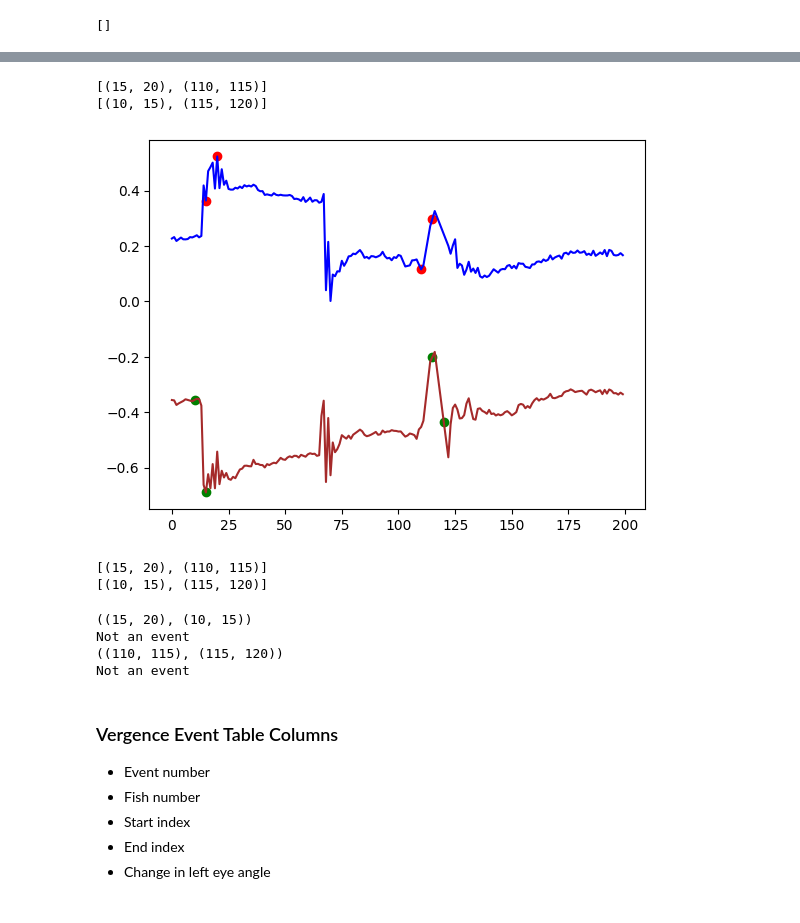
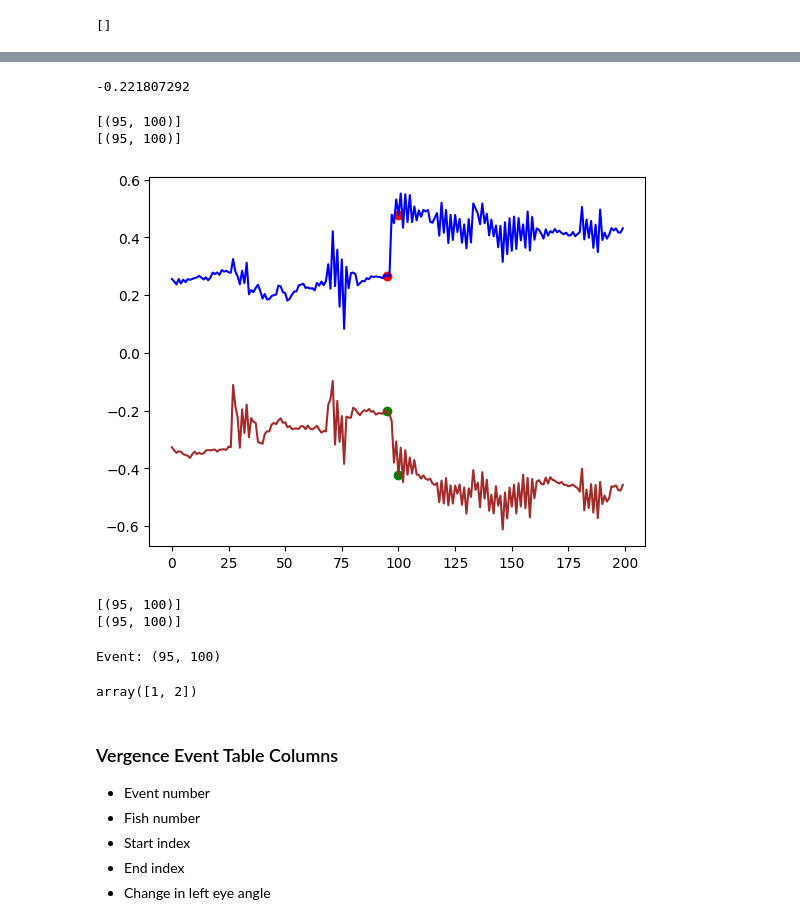
Before and after one commit to katarzyna-kupczyk/prey_capture, a Jupyter notebook: notebooks/vergence_event_finder.ipynb, the cells around one changed output, grey strips where cells are left out. Saved outputs shown, nothing was run; the diff lists cells and outputs as text; code cells hidden in the pictures.

Commit message:
eye event function finished

```diff
--- a/notebooks/vergence_event_finder.ipynb
+++ b/notebooks/vergence_event_finder.ipynb
@@ -131,5 +104,5 @@ Name: L_EYE, Length: 200, dtype: float64
 # %%
-x = fish0['STIM_type_6.SIZE_dot_0.004'][5]
+x = fish0['STIM_type_5.SIZE_dot_0.004'][12]
 # peaks, _ = find_peaks(x, prominence=(0.06))
 # np.diff(peaks)
 plt.plot(x['L_EYE'])
@@ -589,56 +578,68 @@ fish49 = list_of_fish_dicts[49]
+# %%
+test_frame['L_EYE'][tup[1]]-test_frame['L_EYE'][tup[0]]
+# %% [output]
+-0.221807292
 # %%
-test_frame = fish49['STIM_type_5.SIZE_dot_0.004'][13]
+test_frame = fish30['STIM_type_6.SIZE_dot_0.025'][5]
 indices = np.arange(0,200)
 zipped_right = list(zip(indices,test_frame['R_EYE']))
 scatter_right = []
 for window in windowed(zipped_right, 6, step=5,fillvalue=(199,np.array(test_frame['R_EYE'])[-1])):
     if abs(window[-1][1]) - abs(window[0][1]) > 0.15:
         scatter_right.append((window[0][0],window[-1][0]))
 start_right = [x[0] for x in scatter_right]
 end_right = [x[1] for x in scatter_right]
 x_right = start_right+end_right
 y_right = np.array(test_frame['R_EYE'])[x_right]
 print(scatter_right)
 plt.plot(test_frame['R_EYE'],color='b')
 plt.scatter(x_right,y_right,color='r')
 
 zipped_left = list(zip(indices,test_frame['L_EYE']))
 scatter_left = []
 for window in windowed(zipped_left, 6, step=5,fillvalue=(199,np.array(test_frame['L_EYE'])[-1])):
     if abs(window[-1][1]) - abs(window[0][1]) > 0.15:
         scatter_left.append((window[0][0],window[-1][0]))
 start_left = [x[0] for x in scatter_left]
 end_left = [x[1] for x in scatter_left]
 x_left = start_left+end_left
 y_left = np.array(test_frame['L_EYE'])[x_left]
 print(scatter_left)
 plt.plot(test_frame['L_EYE'],color='brown')
 plt.scatter(x_left,y_left,color='g');
 
 
 # plt.xlim(180,196);
 # %% [output]
-[(15, 20), (110, 115)]
-[(10, 15), (115, 120)]
+[(95, 100)]
+[(95, 100)]
-[figure, old version]
+[figure, new version]
 # %%
 print(scatter_right)
 print(scatter_left)
 # %% [output]
-[(15, 20), (110, 115)]
-[(10, 15), (115, 120)]
+[(95, 100)]
+[(95, 100)]
 # %%
-if len(scatter_right) == len(scatter_left):
-    zipped_scatter = list(zip(scatter_right,scatter_left))
-    for possible_event in zipped_scatter:
-        print(possible_event)
-        if possible_event[0][0] - possible_event[1][0] >= 5 or possible_event[1][0] - possible_event[0][0] >= 5:
-            print('Not an event')
+for tup in scatter_right:
+    if tup in scatter_left:
+        print('Event:',tup)
+
+# if len(scatter_right) == len(scatter_left):
+#     zipped_scatter = list(zip(scatter_right,scatter_left))
+#     for possible_event in zipped_scatter:
+#         print(possible_event)
+#         if possible_event[0][0] - possible_event[1][0] >= 5 or possible_event[1][0] - possible_event[0][0] >= 5:
+#             print('Not an event')
+#         else:
+#             print('Event')
 # %% [output]
-((15, 20), (10, 15))
-Not an event
-((110, 115), (115, 120))
-Not an event
+Event: (95, 100)
+# %%
+tup_list = [(95, 100),(105,110)]
+np.arange((len(tup_list)))+1
+# %% [output]
+array([1, 2])
 # %% [markdown]
 ### Vergence Event Table Columns
 
```
Also changed, not shown: parts of 17 cells of this notebook.
